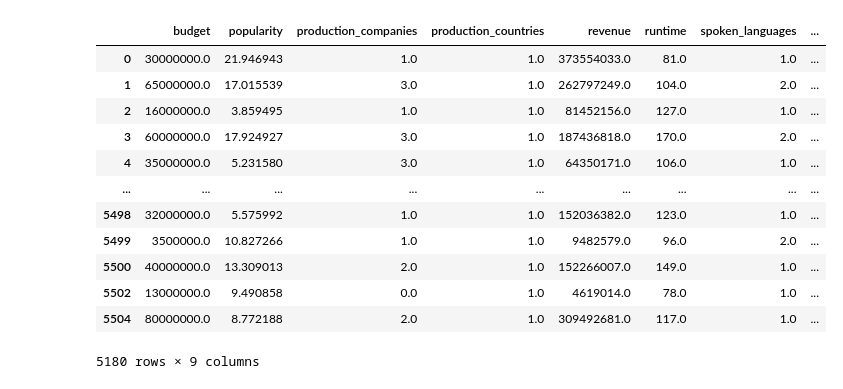
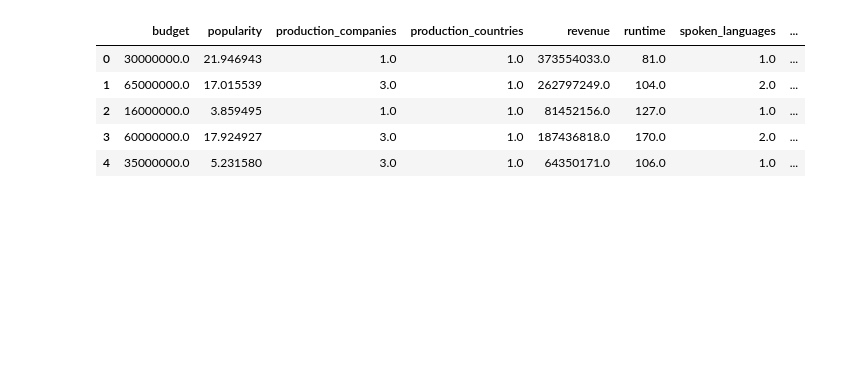
Before and after one commit to lvvittor/ml, a Jupyter notebook: tps/tp4/notebooks/hc.ipynb, the cells around one changed output. Cells and saved outputs as stored; diff of their text form; code cells hidden in the pictures; blank space fills up the shorter version.

```diff
--- a/tps/tp4/notebooks/hc.ipynb
+++ b/tps/tp4/notebooks/hc.ipynb
@@ -30,25 +26,18 @@ def data_preprocessing(df):
 
     scaler = StandardScaler()
     std_df = scaler.fit_transform(var_df)
-    std_df = pd.DataFrame(data=std_df, columns=var_df.columns.values)
+    std_df = pd.DataFrame(data=std_df, columns=var_df.columns)
 
     return var_df, std_df
 # %%
 var_df, std_df = data_preprocessing(df)
 # %%
-var_df
+var_df.head()
 # %% [output]
 |  | budget | popularity | production_companies | production_countries | revenue | runtime | spoken_languages | ... |
 | 0 | 30000000.0 | 21.946943 | 1.0 | 1.0 | 373554033.0 | 81.0 | 1.0 | ... |
 | 1 | 65000000.0 | 17.015539 | 3.0 | 1.0 | 262797249.0 | 104.0 | 2.0 | ... |
 | 2 | 16000000.0 | 3.859495 | 1.0 | 1.0 | 81452156.0 | 127.0 | 1.0 | ... |
 | 3 | 60000000.0 | 17.924927 | 3.0 | 1.0 | 187436818.0 | 170.0 | 2.0 | ... |
 | 4 | 35000000.0 | 5.231580 | 3.0 | 1.0 | 64350171.0 | 106.0 | 1.0 | ... |
-| ... | ... | ... | ... | ... | ... | ... | ... | ... |
-| 5498 | 32000000.0 | 5.575992 | 1.0 | 1.0 | 152036382.0 | 123.0 | 1.0 | ... |
-| 5499 | 3500000.0 | 10.827266 | 1.0 | 1.0 | 9482579.0 | 96.0 | 2.0 | ... |
-| 5500 | 40000000.0 | 13.309013 | 2.0 | 1.0 | 152266007.0 | 149.0 | 1.0 | ... |
-| 5502 | 13000000.0 | 9.490858 | 0.0 | 1.0 | 4619014.0 | 78.0 | 1.0 | ... |
-| 5504 | 80000000.0 | 8.772188 | 2.0 | 1.0 | 309492681.0 | 117.0 | 1.0 | ... |
-5180 rows × 9 columns
 # %%
```
Also changed, not shown: parts of 26 cells of this notebook.
